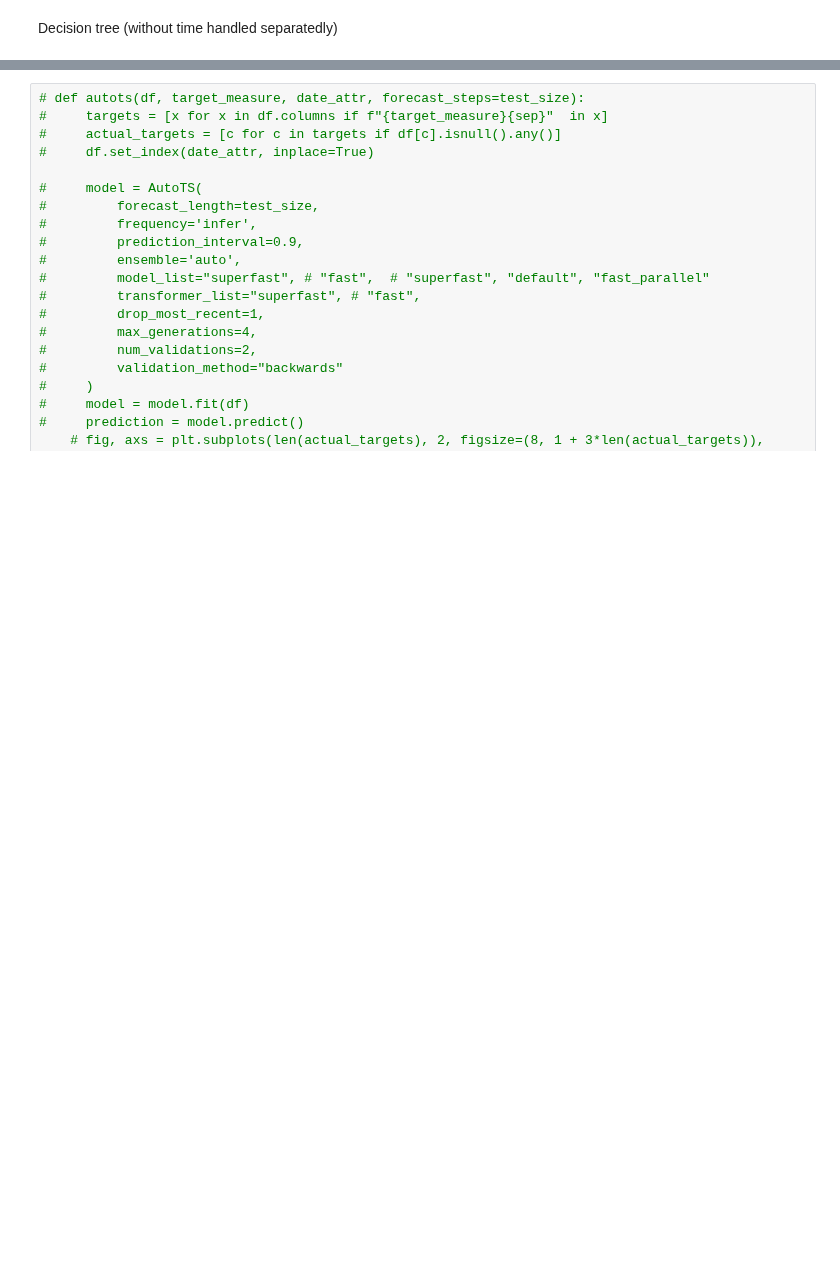
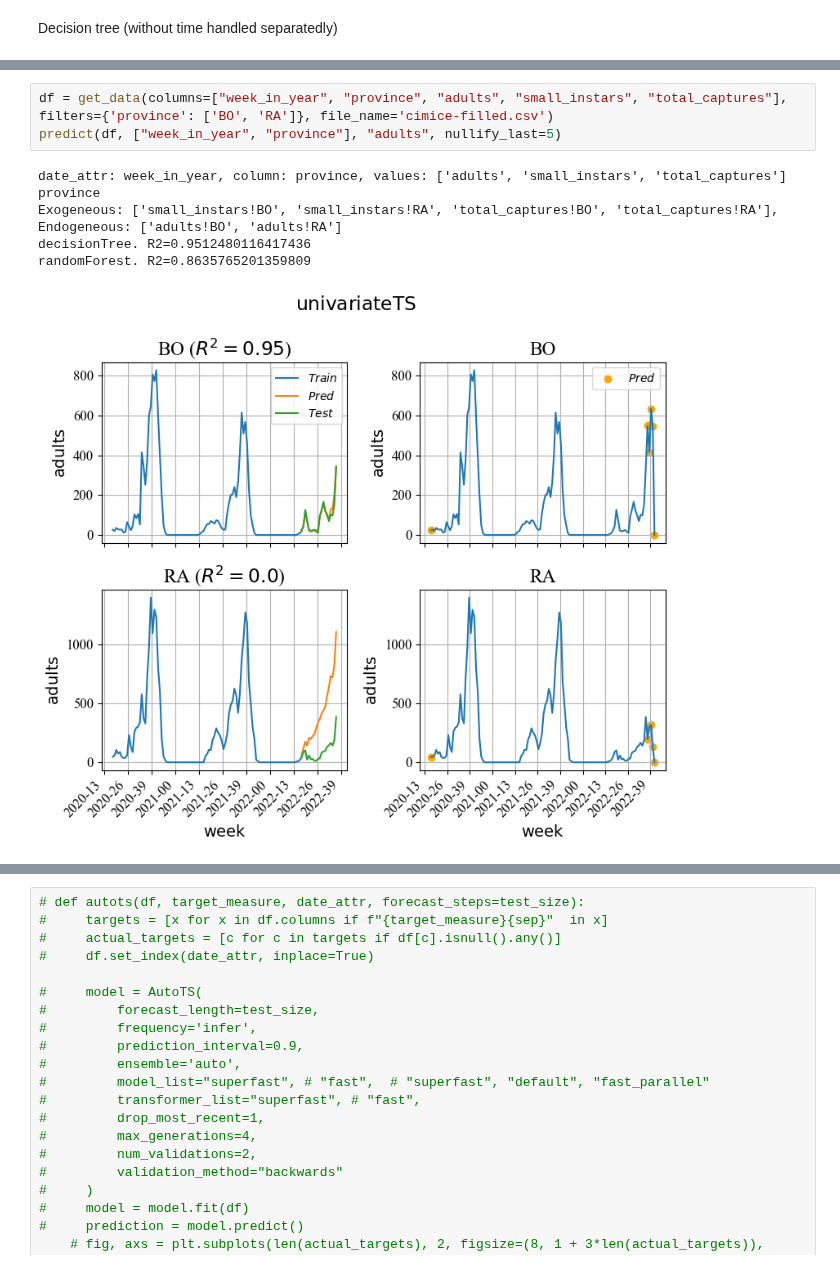
Before and after one commit to big-unibo/explain, a Jupyter notebook: intentional/src/main/python/predict.ipynb, the cells around one changed output, grey strips where cells are left out. Saved outputs shown, nothing was run; the diff lists cells and outputs as text; blank space fills up the shorter version.

```diff
--- a/intentional/src/main/python/predict.ipynb
+++ b/intentional/src/main/python/predict.ipynb
@@ -440,0 +399,10 @@ Exogeneous: ['avgsmall_instars!ALL', 'avgcum_degree_days!ALL'], Endogeneous: ['a
+# %%
+df = get_data(columns=["week_in_year", "province", "adults", "small_instars", "total_captures"], filters={'province': ['BO', 'RA']}, file_name='cimice-filled.csv')
+predict(df, ["week_in_year", "province"], "adults", nullify_last=5)
+# %% [output]
+date_attr: week_in_year, column: province, values: ['adults', 'small_instars', 'total_captures']
+province
+Exogeneous: ['small_instars!BO', 'small_instars!RA', 'total_captures!BO', 'total_captures!RA'], Endogeneous: ['adults!BO', 'adults!RA']
+decisionTree. R2=0.9512480116417436
+randomForest. R2=0.8635765201359809
+[figure, added]
```
Also changed, not shown: parts of 15 cells of this notebook.
